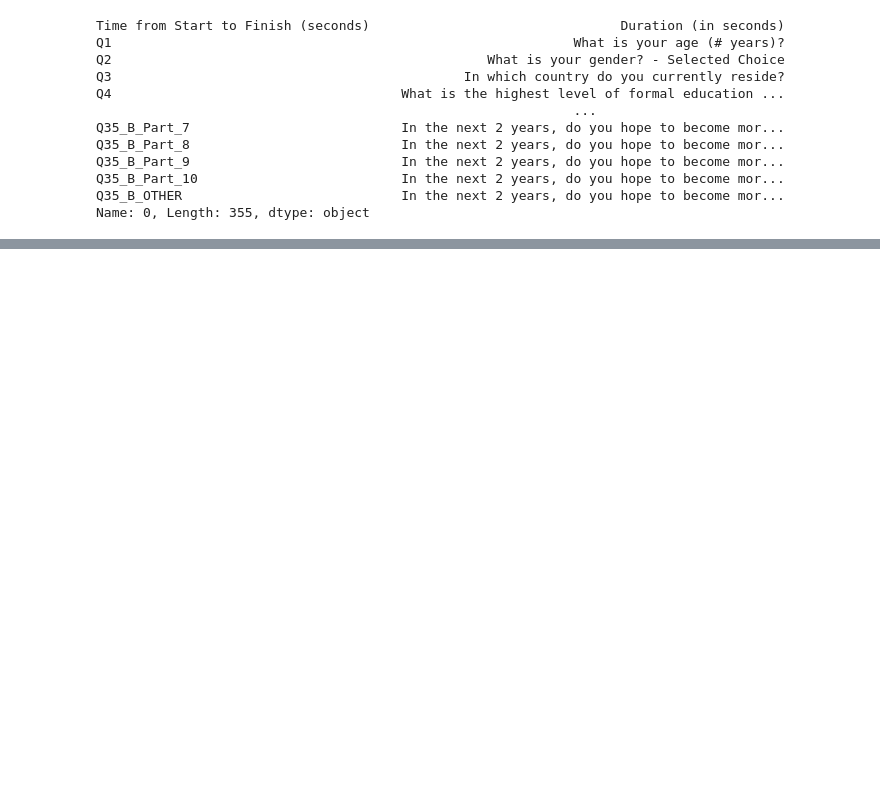
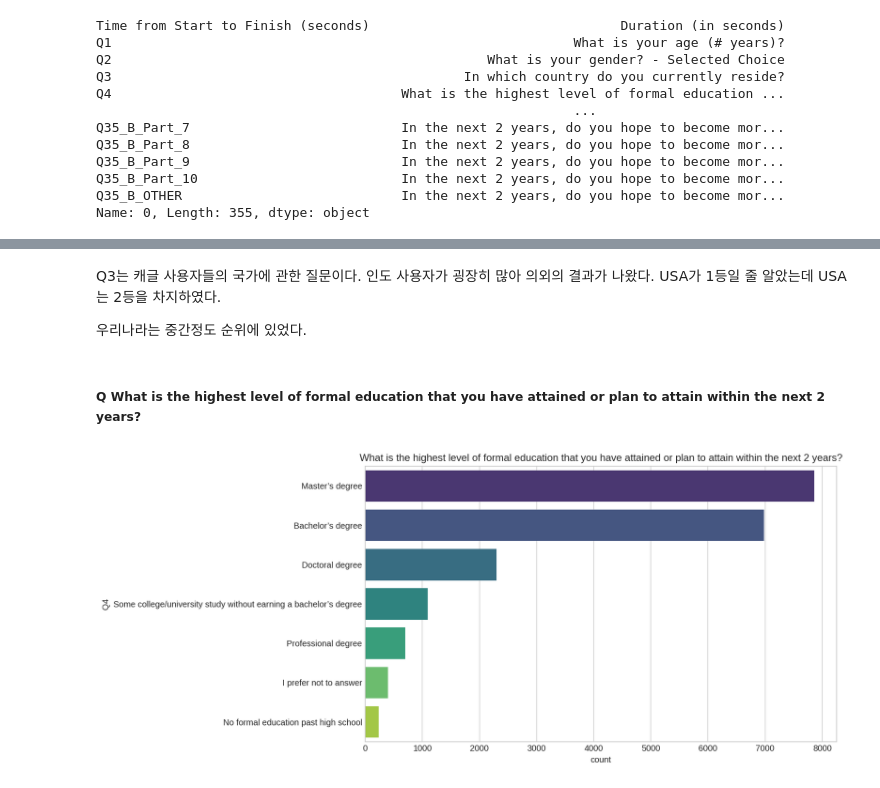
Before and after one commit to jaaaamj0711/kaggle_study, a Jupyter notebook: kaggle_survey/kaggle_survey.ipynb, the cells around one changed output, grey strips where cells are left out. Saved outputs shown, nothing was run; the diff lists cells and outputs as text; code cells hidden in the pictures; blank space fills up the shorter version.

```diff
--- a/kaggle_survey/kaggle_survey.ipynb
+++ b/kaggle_survey/kaggle_survey.ipynb
@@ -133,0 +194,10 @@ Text(0.5, 1.0, 'What is your gender? - Selected Choice')
+# %% [markdown]
+Q3는 캐글 사용자들의 국가에 관한 질문이다. 인도 사용자가 굉장히 많아 의외의 결과가 나왔다. USA가 1등일 줄 알았는데 USA는 2등을 차지하였다.
+
+우리나라는 중간정도 순위에 있었다.
+# %% [markdown]
+##### Q What is the highest level of formal education that you have attained or plan to attain within the next 2 years?
+# %%
+plot_by_qno("Q4")
+# %% [output]
+[figure, added]
```
Also changed, not shown: parts of 71 cells of this notebook.
